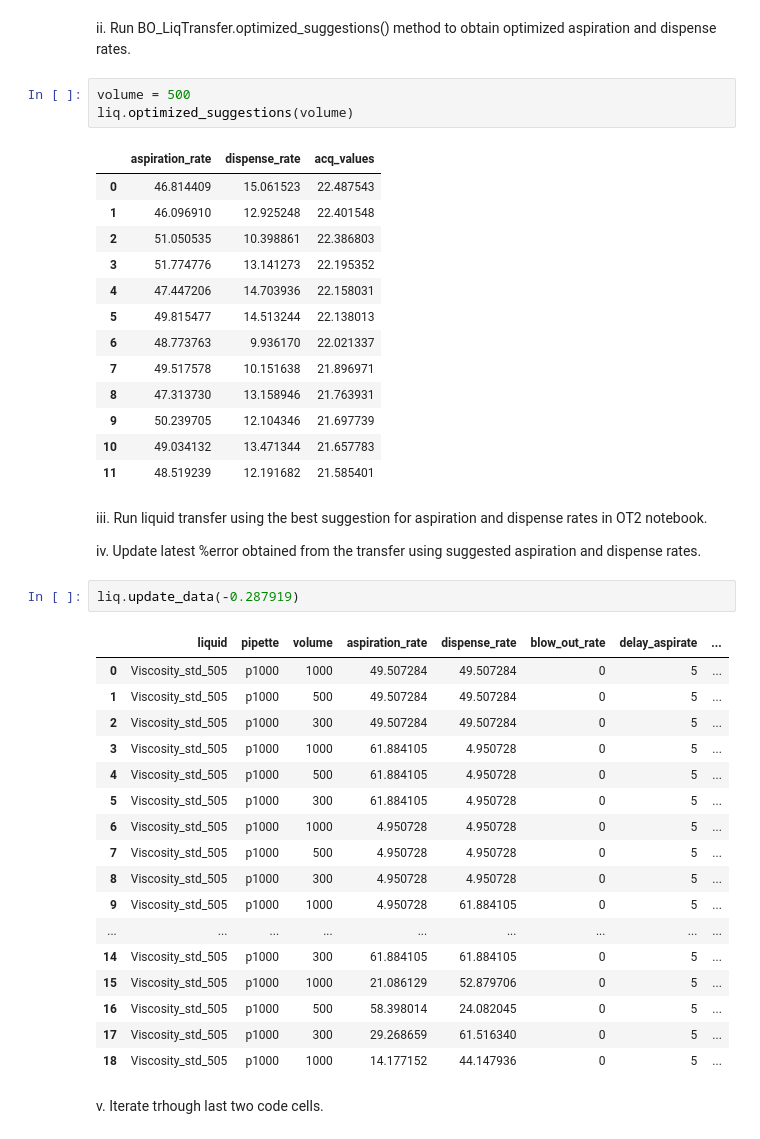
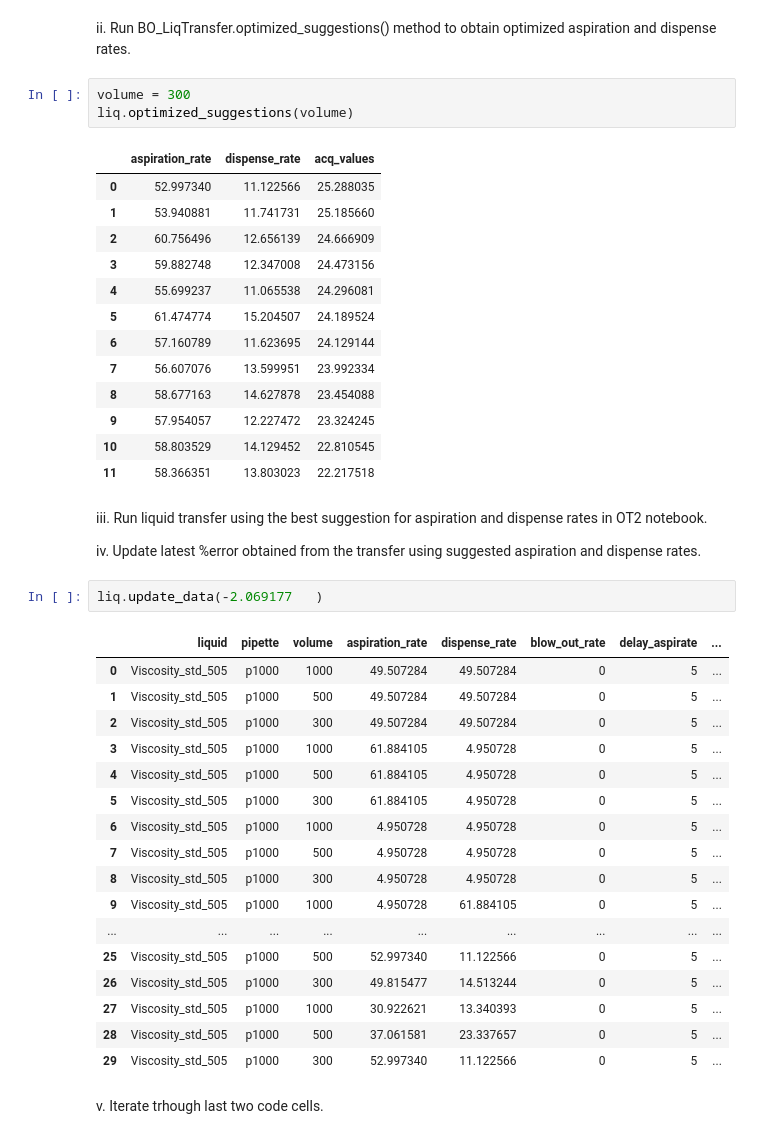
Before and after one commit to Quijanove/viscosity_liquid_transfer_Pablo, a Jupyter notebook: BOTorch_optimization_individual_volume.ipynb, the cells around one changed output. Drawn from its saved outputs; the diff is of its cells as text.

```diff
--- a/BOTorch_optimization_individual_volume.ipynb
+++ b/BOTorch_optimization_individual_volume.ipynb
@@ -240,28 +240,28 @@ liq._data
 
 ii.   Run BO_LiqTransfer.optimized_suggestions() method to obtain optimized aspiration and dispense rates.
 # %%
-volume = 500
+volume = 300
 liq.optimized_suggestions(volume)
 # %% [output]
 |  | aspiration_rate | dispense_rate | acq_values |
-| 0 | 46.814409 | 15.061523 | 22.487543 |
-| 1 | 46.096910 | 12.925248 | 22.401548 |
-| 2 | 51.050535 | 10.398861 | 22.386803 |
-| 3 | 51.774776 | 13.141273 | 22.195352 |
-| 4 | 47.447206 | 14.703936 | 22.158031 |
-| 5 | 49.815477 | 14.513244 | 22.138013 |
-| 6 | 48.773763 | 9.936170 | 22.021337 |
-| 7 | 49.517578 | 10.151638 | 21.896971 |
-| 8 | 47.313730 | 13.158946 | 21.763931 |
-| 9 | 50.239705 | 12.104346 | 21.697739 |
-| 10 | 49.034132 | 13.471344 | 21.657783 |
-| 11 | 48.519239 | 12.191682 | 21.585401 |
+| 0 | 52.997340 | 11.122566 | 25.288035 |
+| 1 | 53.940881 | 11.741731 | 25.185660 |
+| 2 | 60.756496 | 12.656139 | 24.666909 |
+| 3 | 59.882748 | 12.347008 | 24.473156 |
+| 4 | 55.699237 | 11.065538 | 24.296081 |
+| 5 | 61.474774 | 15.204507 | 24.189524 |
+| 6 | 57.160789 | 11.623695 | 24.129144 |
+| 7 | 56.607076 | 13.599951 | 23.992334 |
+| 8 | 58.677163 | 14.627878 | 23.454088 |
+| 9 | 57.954057 | 12.227472 | 23.324245 |
+| 10 | 58.803529 | 14.129452 | 22.810545 |
+| 11 | 58.366351 | 13.803023 | 22.217518 |
 # %% [markdown]
 iii. Run liquid transfer using the best suggestion for aspiration and dispense rates in OT2 notebook.
 
 iv. Update latest %error obtained from the transfer using suggested aspiration and dispense rates.
 # %%
-liq.update_data(-0.287919)
+liq.update_data(-2.069177	)
 # %% [output]
 |  | liquid | pipette | volume | aspiration_rate | dispense_rate | blow_out_rate | delay_aspirate | ... |
 | 0 | Viscosity_std_505 | p1000 | 1000 | 49.507284 | 49.507284 | 0 | 5 | ... |
@@ -275,11 +275,11 @@ liq.update_data(-0.287919)
 | 8 | Viscosity_std_505 | p1000 | 300 | 4.950728 | 4.950728 | 0 | 5 | ... |
 | 9 | Viscosity_std_505 | p1000 | 1000 | 4.950728 | 61.884105 | 0 | 5 | ... |
 | ... | ... | ... | ... | ... | ... | ... | ... | ... |
-| 14 | Viscosity_std_505 | p1000 | 300 | 61.884105 | 61.884105 | 0 | 5 | ... |
-| 15 | Viscosity_std_505 | p1000 | 1000 | 21.086129 | 52.879706 | 0 | 5 | ... |
-| 16 | Viscosity_std_505 | p1000 | 500 | 58.398014 | 24.082045 | 0 | 5 | ... |
-| 17 | Viscosity_std_505 | p1000 | 300 | 29.268659 | 61.516340 | 0 | 5 | ... |
-| 18 | Viscosity_std_505 | p1000 | 1000 | 14.177152 | 44.147936 | 0 | 5 | ... |
+| 25 | Viscosity_std_505 | p1000 | 500 | 52.997340 | 11.122566 | 0 | 5 | ... |
+| 26 | Viscosity_std_505 | p1000 | 300 | 49.815477 | 14.513244 | 0 | 5 | ... |
+| 27 | Viscosity_std_505 | p1000 | 1000 | 30.922621 | 13.340393 | 0 | 5 | ... |
+| 28 | Viscosity_std_505 | p1000 | 500 | 37.061581 | 23.337657 | 0 | 5 | ... |
+| 29 | Viscosity_std_505 | p1000 | 300 | 52.997340 | 11.122566 | 0 | 5 | ... |
 # %% [markdown]
 v. Iterate trhough last two code cells.
 # %%
```
Also changed, not shown: parts of 1 cell of this notebook, 18 other files.
